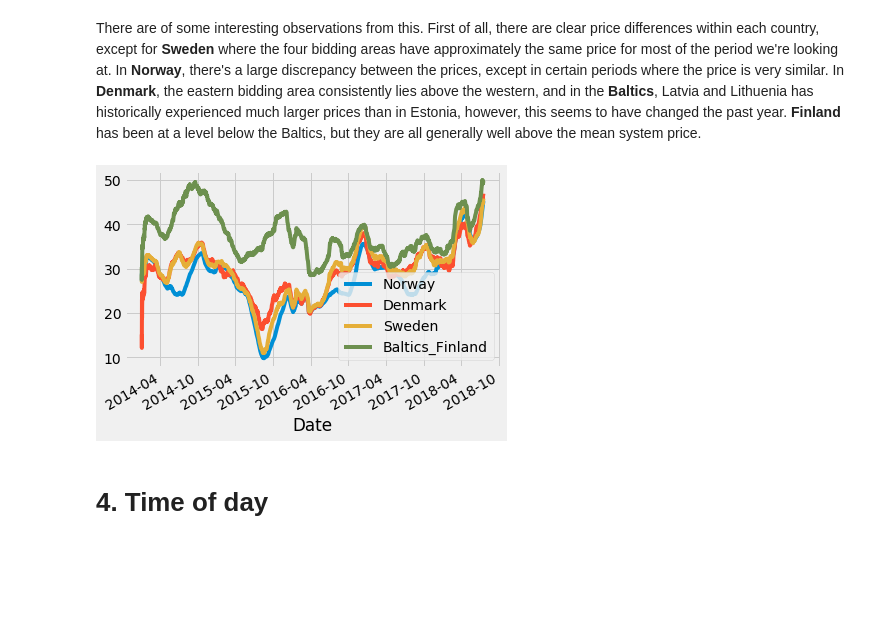
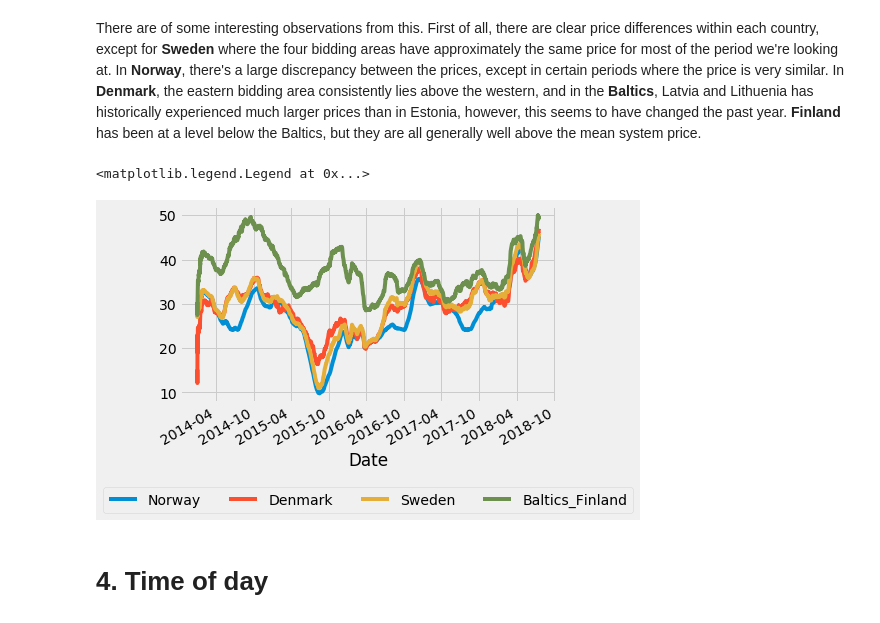
Before and after one commit to rasmusthog/nordpool-data-analysis, a Jupyter notebook: Nordpool Data Analysis.ipynb, the cells around one changed output. Cells and saved outputs as stored; diff of their text form; code cells hidden in the pictures; blank space fills up the shorter version.

```diff
--- a/Nordpool Data Analysis.ipynb
+++ b/Nordpool Data Analysis.ipynb
@@ -150,14 +150,16 @@ There are of some interesting observations from this. First of all, there are cl
 # %%
 elspot_df["Norway"] = elspot_df[norway].mean(axis=1)
 elspot_df["Sweden"] = elspot_df[sweden].mean(axis=1)
 elspot_df["Denmark"] = elspot_df[denmark].mean(axis=1)
 elspot_df["Baltics_Finland"] = elspot_df[baltics_fin].mean(axis=1)
 
 elspot_df_smoothed = elspot_df.rolling("60d").mean()
 
 ax = elspot_df_smoothed[["Norway", "Denmark", "Sweden", "Baltics_Finland"]].plot()
+ax.legend(loc='lower center', bbox_to_anchor=(0.5, -0.6), ncol=5, fontsize=14)
 # %% [output]
+<matplotlib.legend.Legend at 0x...>
-[figure, old version]
+[figure, new version]
 # %% [markdown]
 # 4. Time of day
 # %%
```
Also changed, not shown: parts of 4 cells of this notebook.
